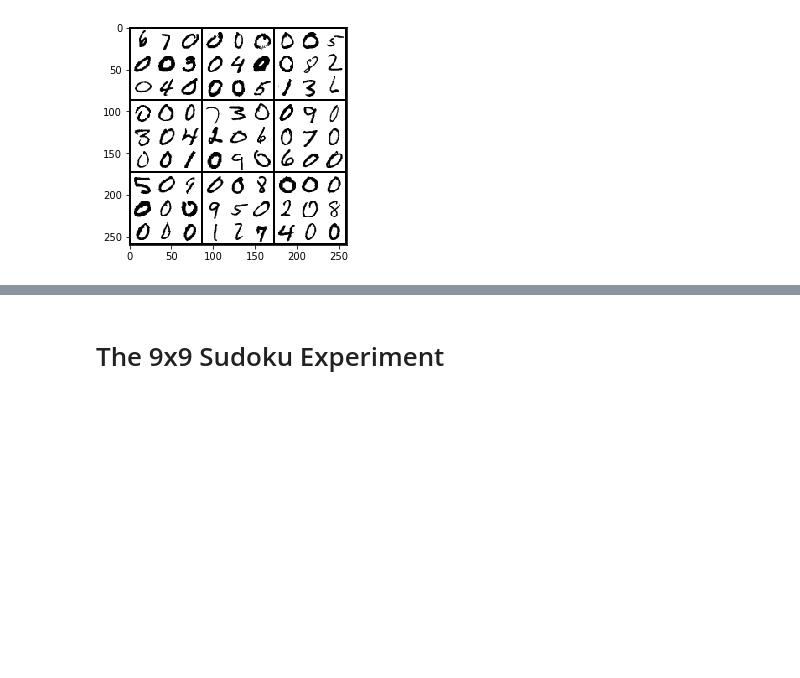
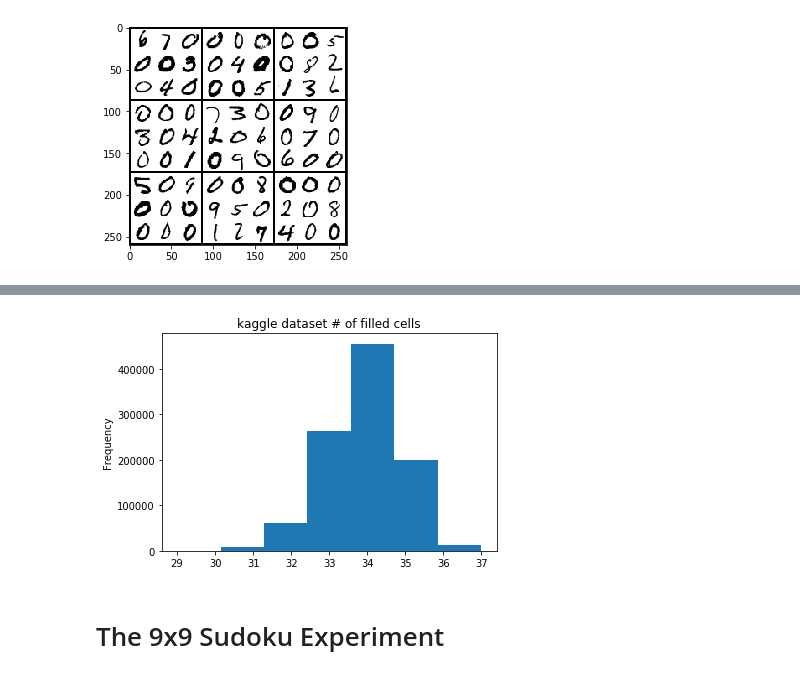
Before and after one commit to paulperry/SATNet, a Jupyter notebook: notebooks/Learning and Solving Sudoku via SATNet.ipynb, the cells around one changed output, grey strips where cells are left out. Saved outputs shown, nothing was run; the diff lists cells and outputs as text; code cells hidden in the pictures; blank space fills up the shorter version.

```diff
--- a/notebooks/Learning and Solving Sudoku via SATNet.ipynb
+++ b/notebooks/Learning and Solving Sudoku via SATNet.ipynb
@@ -225,0 +294,3 @@ tensor([0., 0., 0., 0., 0., 1., 0., 0., 0., 0., 0., 0., 0., 0., 0., 1., 0., 0.,
+# %%
+kaggle_sudoku = pd.read_csv('./sudoku.csv')
+kaggle_sudoku.shape
@@ -225,0 +308,4 @@ tensor([0., 0., 0., 0., 0., 1., 0., 0., 0., 0., 0., 0., 0., 0., 0., 1., 0., 0.,
+# %%
+%%time
+quizzes = kaggle_sudoku.quizzes.apply(lambda x: np.array(list(x)).astype(int))
+quizzes.head()
@@ -225,0 +321,3 @@ tensor([0., 0., 0., 0., 0., 1., 0., 0., 0., 0., 0., 0., 0., 0., 0., 1., 0., 0.,
+# %%
+%%time
+kaggle_cnt = quizzes.apply(lambda x: np.count_nonzero(x))
@@ -226,3 +327,7 @@ tensor([0., 0., 0., 0., 0., 1., 0., 0., 0., 0., 0., 0., 0., 0., 0., 1., 0., 0.,
+# %%
+ax = kaggle_cnt.plot.hist(bins=7, title='kaggle dataset # of filled cells')
+# %% [output]
+[figure, added]
 # %% [markdown]
 # The 9x9 Sudoku Experiment
 # %% [markdown]
```
Also changed, not shown: parts of 39 cells of this notebook.
